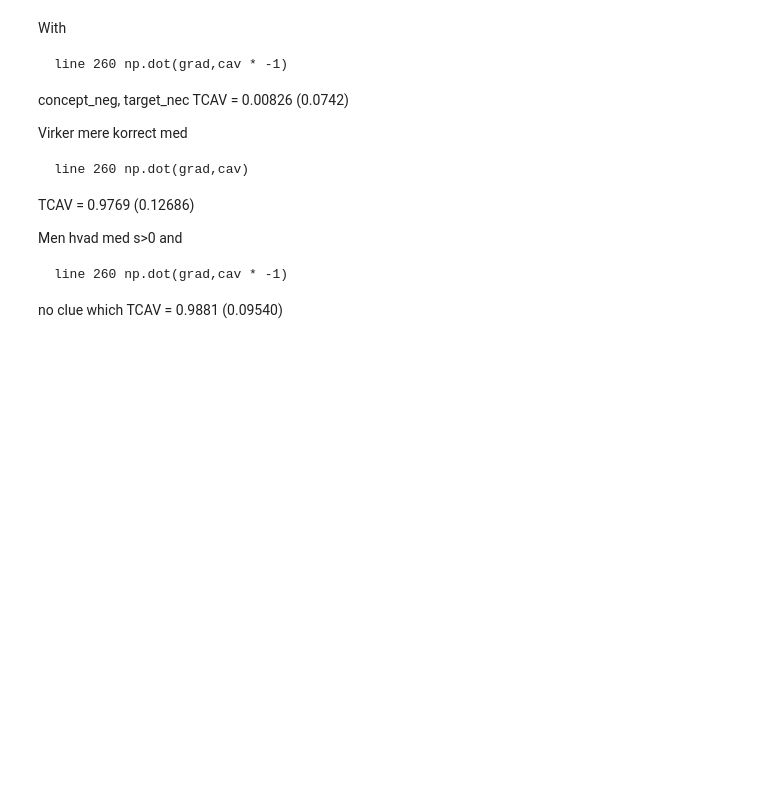
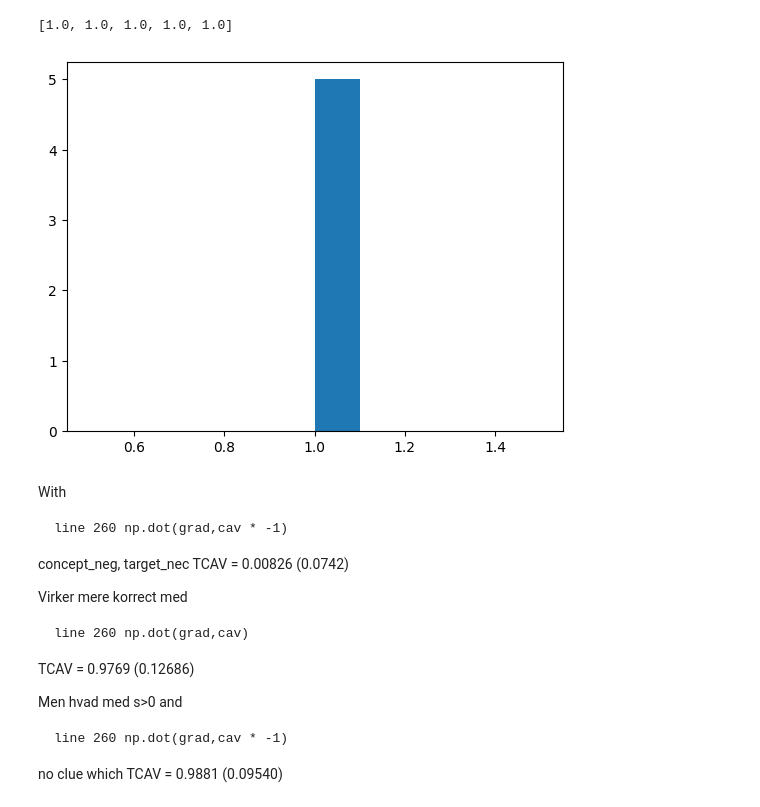
Before and after one commit to gaunby/master_project, a Jupyter notebook: notebooks/tcav_hate.ipynb, the cells around one changed output. Drawn from its saved outputs; the diff is of its cells as text; code cells hidden in the pictures; blank space fills up the shorter version.

Commit message:
running tcav results

```diff
--- a/notebooks/tcav_hate.ipynb
+++ b/notebooks/tcav_hate.ipynb
@@ -55,7 +58,7 @@ if run_it_all:
 # %%
 # load
 datadir = '/work3/s174498/sst2_dataset/'
-N = 200
+N = 150
 #test_0_dataset = load_from_disk(datadir + 'test_0_dataset')
 test_1_dataset = load_from_disk(datadir + 'test_1_dataset')
 
@@ -68,6 +71,6 @@ filename = "/work3/s174498/sst2_dataset/test_0_dataset"
 ds_neg = load_from_disk(filename)
 ds_neg_text = ds_neg['sentence']
 
-pos = [ds_pos_text[i] for i in list(np.random.choice(len(ds_pos_text),150))]
-neg = [ds_neg_text[i] for i in list(np.random.choice(len(ds_neg_text),150))]
+pos = [ds_pos_text[i] for i in list(np.random.choice(len(ds_pos_text),N))]
+neg = [ds_neg_text[i] for i in list(np.random.choice(len(ds_neg_text),N))]
 # %%
@@ -85,0 +119,7 @@ news = [ds_news[i] for i in list(np.random.choice(len(ds_news),150))]
+# %%
+num_random_set = 5
+
+logits,sensitivity,TCAV, acc = get_preds_tcavs(classifier = 'linear',model_layer='roberta.encoder.layer.11.output.dense',layer_nr ='11',
+                                    target_text = neg,desired_class=0,
+                                    counter_set = 'wikipedia_split',concept_text =neg,
+                                    num_runs=num_random_set)
@@ -86,3 +133,13 @@ news = [ds_news[i] for i in list(np.random.choice(len(ds_news),150))]
+# %%
+TCAV
+# %% [output]
+[1.0, 1.0, 1.0, 1.0, 1.0]
+# %%
+import matplotlib.pyplot as plt
+plt.hist(TCAV)
+plt.show()
+# %% [output]
+[figure, added]
 # %% [markdown]
 With
 
```
Also changed, not shown: parts of 7 cells of this notebook, 3 other files.
